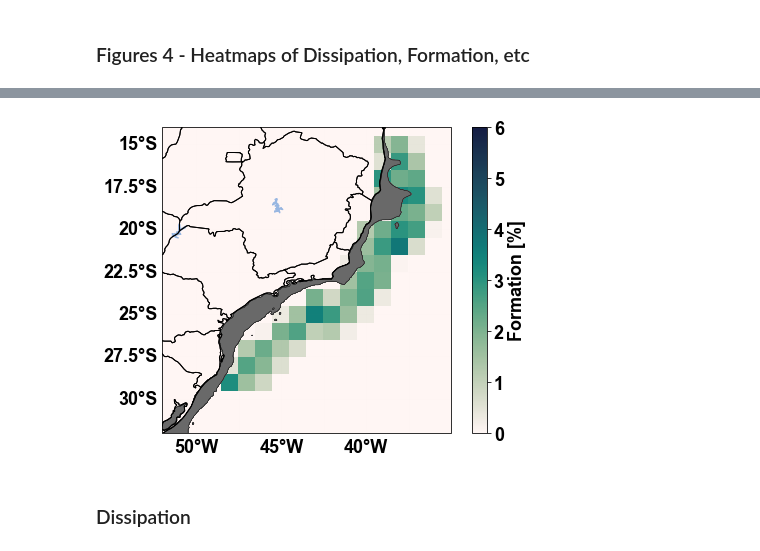
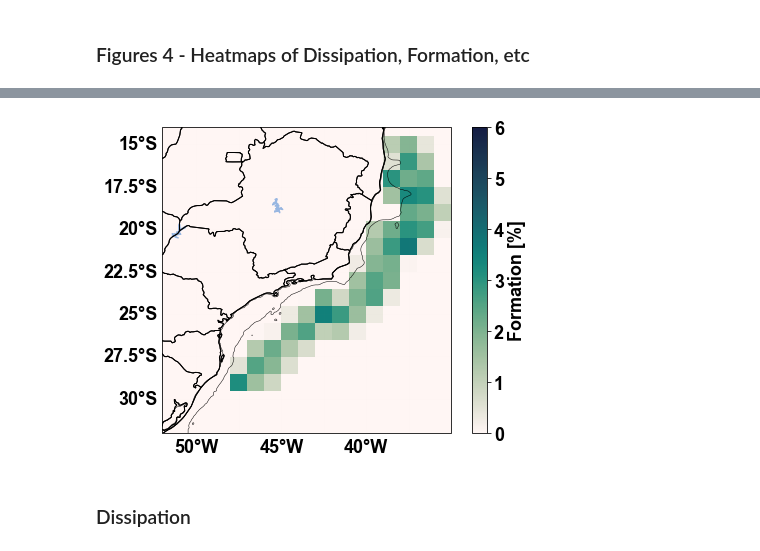
Before and after one commit to igoruchoa/BC_eddies, a Jupyter notebook: track_analysis_current.ipynb, the cells around one changed output, grey strips where cells are left out. Drawn from its saved outputs; the diff is of its cells as text; code cells hidden in the pictures.

```diff
--- a/track_analysis_current.ipynb
+++ b/track_analysis_current.ipynb
@@ -101,7 +72,7 @@ ltmn=-29;ltmx=-14;lnmn=-52;lnmx=-35.
 
 topo=Dataset('/Users/iufarias/Documents/META3.1exp/bat/etopo1_bedrock.nc')
 xb=topo['lon'][:];yb=topo['lat'][:];zb=topo['Band1'][:];
-zb=smoo(zb,20)
+zb=util.smoo(zb,20)
 xxb,yyb=np.meshgrid(xb,yb);
 # %% [markdown]
 ### Bathymetric Path
@@ -1665,36 +1661,37 @@ for ira in aunik[acond]:
 # for irc in range(ctrack.max()):
 for irc in cunik[ccond]:
         # crr=np.mean(cnc['effective_radius'][:].data[ctrack==irc])/1e3
         # cpp=np.mean(cnc['amplitude'][:].data[ctrack==irc])*100
 
         # if (crr>=40) & (cpp>=vamp):
         clx,cly=clon[ctrack==irc][0],clat[ctrack==irc][0]
         xind=np.argwhere(clx>=lonf[0,:]).T[0][-1]
         yind=np.argwhere(cly>=latf[:,0]).T[0][-1]
 
         ccmap[yind,xind]+=1
 
 
 fig1(sizeh=8.06,sizev=6.19,lnmn=lnmn,lnmx=lnmx,ltmn=ltmn,ltmx=ltmx)
 
 plt.contour(xxb,yyb,-zb,colors='k',alpha=1,levels=[0,100],linewidths=0.5,latlon=True)
 # C.contourf(lonf,latf,((acmap+ ccmap)/np.nanmax(acmap + ccmap))*100,cmap='YlGnBu_r',latlon=True,levels=np.linspace(0,60,35))
 # plt.pcolormesh(lonf,latf,((acmap+ ccmap)/np.nanmax(acmap + ccmap))*100,cmap=cm.cm.tempo,vmin=0,vmax=80);
-plt.pcolormesh(lonf,latf,((acmap+ ccmap)/(anumber + cnumber))*100,cmap=cm.cm.tempo,vmin=0,vmax=6);
+ppp=ccrs.PlateCarree(central_longitude=0.5)
+plt.pcolormesh(lonf,latf,((acmap+ ccmap)/(anumber + cnumber))*100,cmap=cm.cm.tempo,transform=ppp,vmin=0,vmax=6);
 
 cbar=plt.colorbar()
 cbar.set_label('Formation [%]',fontweight='bold')
 
-plt.contourf(xxb,yyb,zb,colors='dimgray',alpha=1,levels=[-100,0],latlon=True)
+# plt.contourf(xxb,yyb,zb,colors='dimgray',alpha=1,levels=[-100,0],latlon=True)
 
 
 plt.tight_layout()
 # plt.savefig('/home/igor/Documents/AntSimi/figures/Total_formation.png')
 # plt.savefig('/home/igor/Dropbox/META_eddydetection_images/Total_formation_modo2.png')
 
 # plt.close()
 # %% [output]
-[figure, old version]
+[figure, new version]
 # %% [markdown]
 ### Dissipation
 # %%
```
Also changed, not shown: parts of 9 cells of this notebook, 1 other file.
